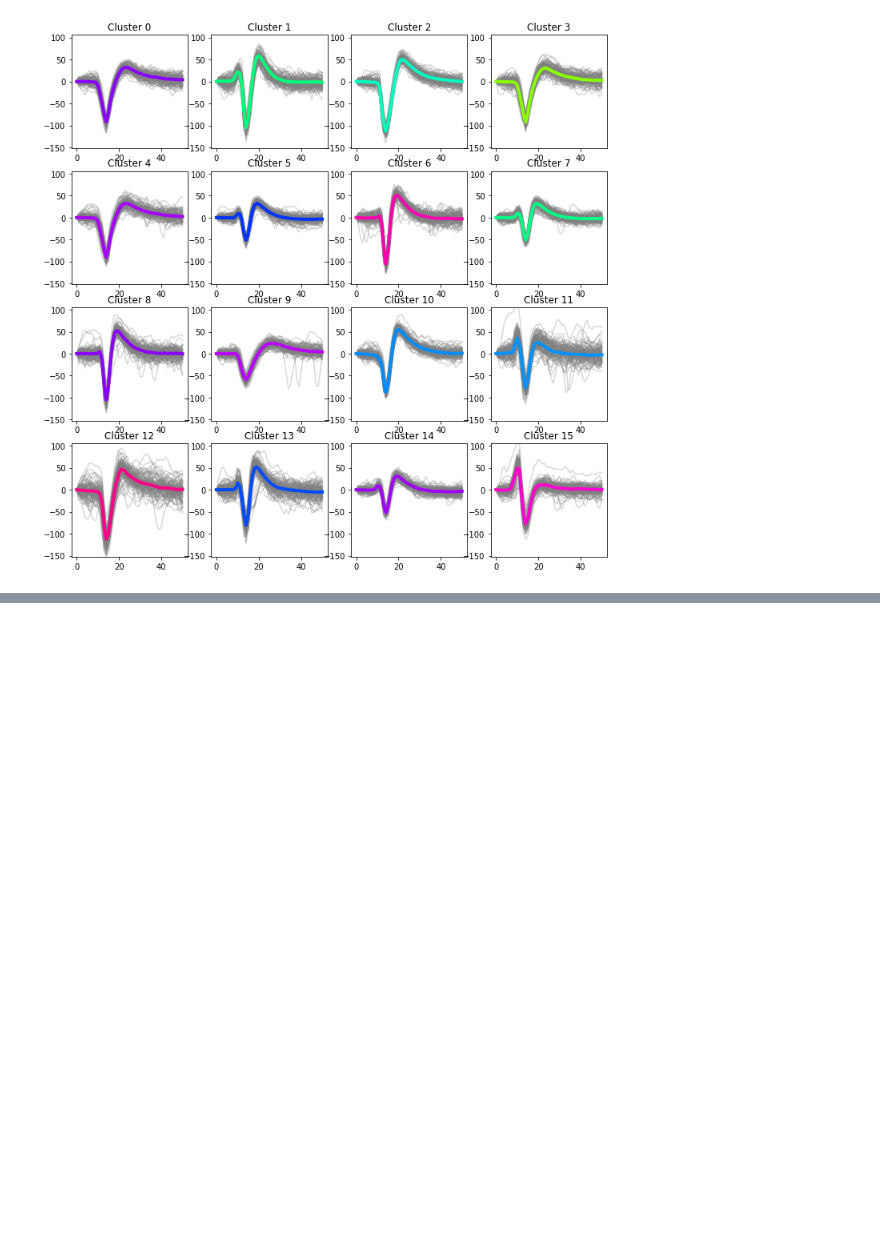
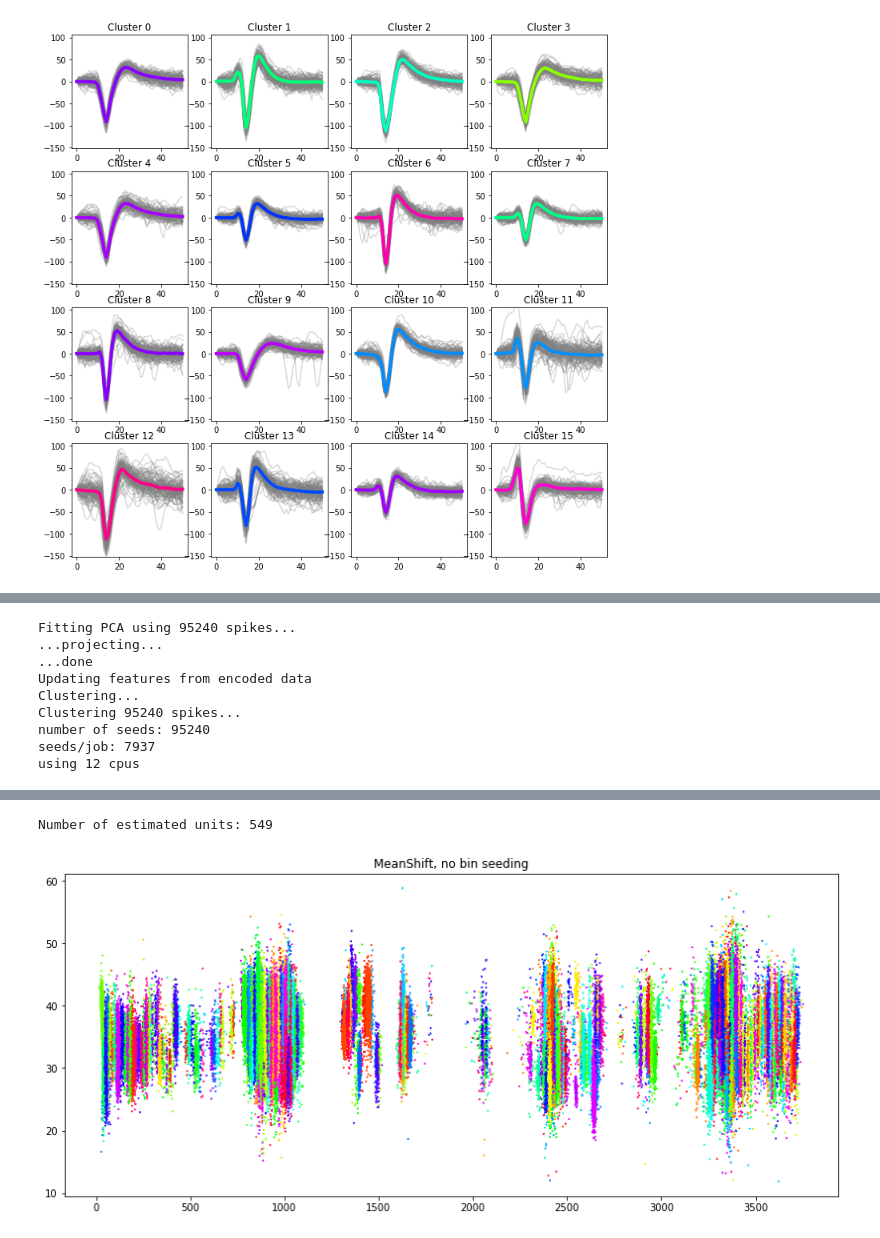
Before and after one commit to psambit9791/SpikeSort, a Jupyter notebook: Clustering From LSTM Embeddings - Neuropixel.ipynb, the cells around one changed output, grey strips where cells are left out. Saved outputs shown, nothing was run; the diff lists cells and outputs as text; code cells hidden in the pictures; blank space fills up the shorter version.

```diff
--- a/Clustering From LSTM Embeddings - Neuropixel.ipynb
+++ b/Clustering From LSTM Embeddings - Neuropixel.ipynb
@@ -390,0 +405,13 @@ Number of estimated units: 549
+# %%
+gen_features(enc_2)
+get_cluster(0.25)
+# %% [output]
+Fitting PCA using 95240 spikes...
+...projecting...
+...done
+Updating features from encoded data
+Clustering...
+Clustering 95240 spikes...
+number of seeds: 95240
+seeds/job: 7937
+using 12 cpus
@@ -390,0 +421,2 @@ Number of estimated units: 549
+Number of estimated units: 549
+[figure, added]
```
Also changed, not shown: parts of 11 cells of this notebook, 19 other files.
